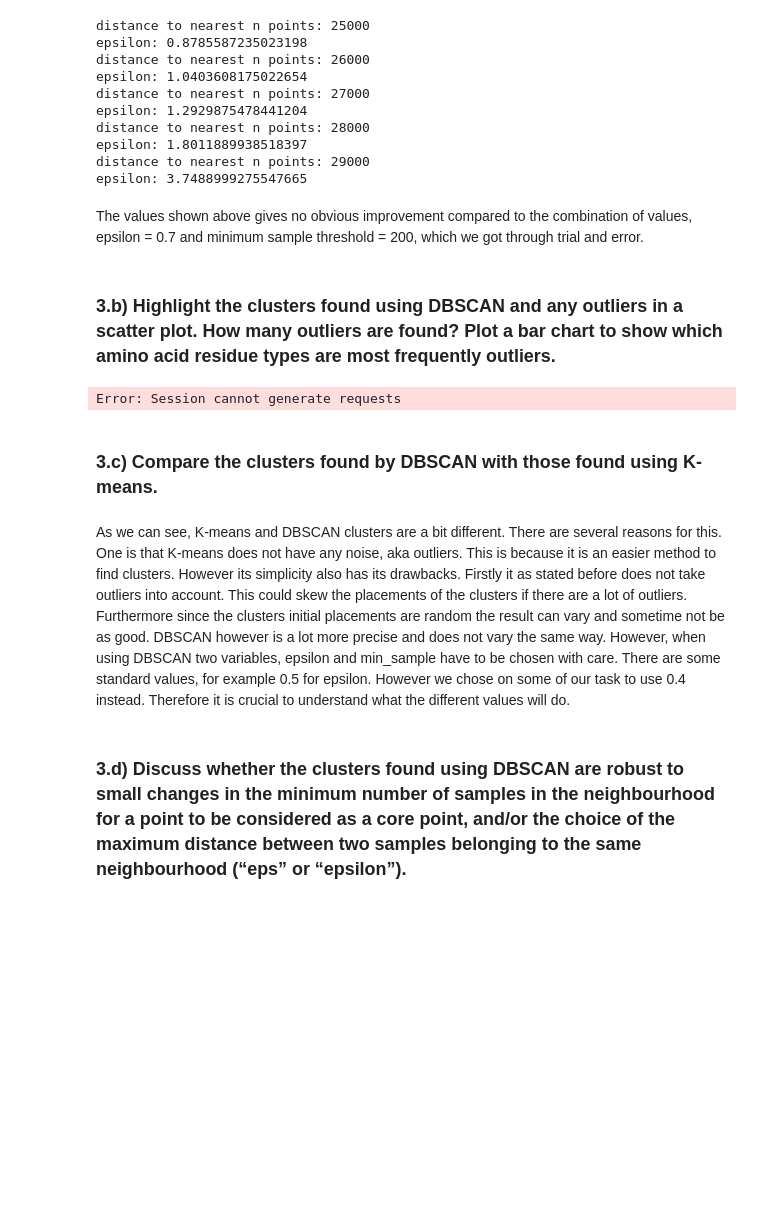
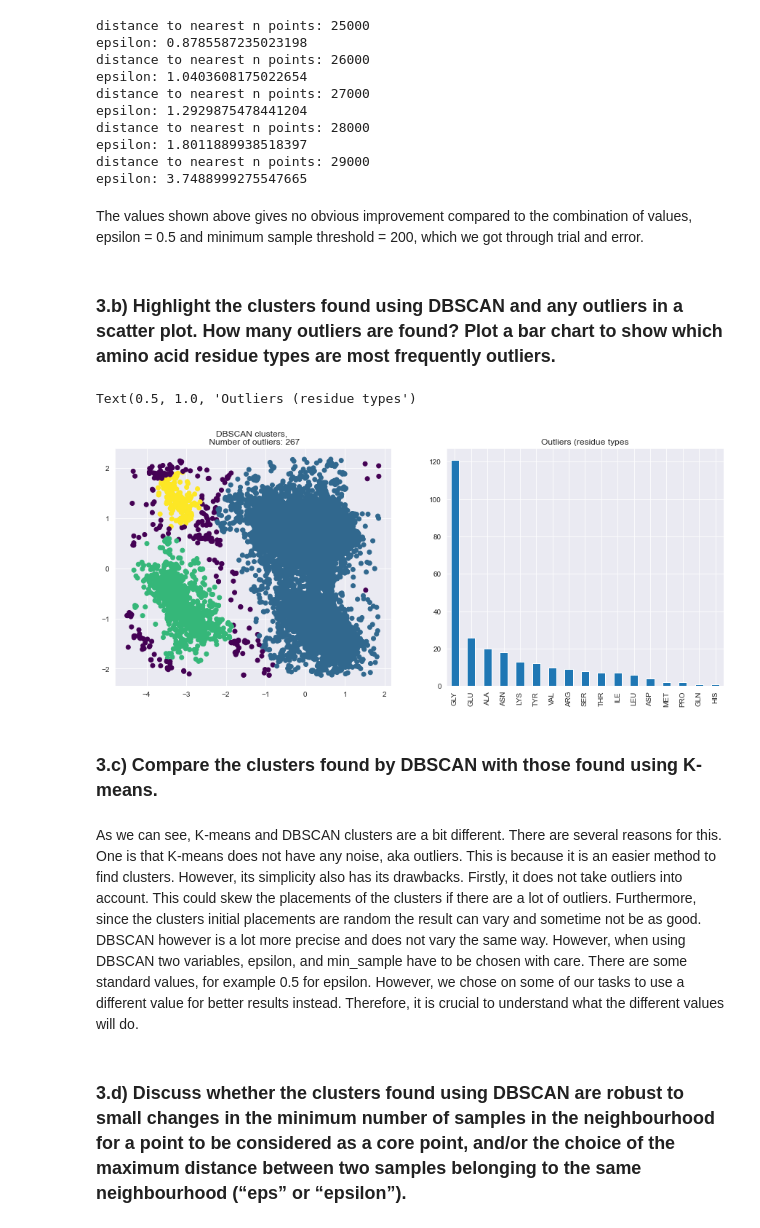
Before and after one commit to lukasmartinsson/dat405, a Jupyter notebook: assignment_3/assignment_3.ipynb, the cells around one changed output. Drawn from its saved outputs; the diff is of its cells as text; code cells hidden in the pictures; blank space fills up the shorter version.

```diff
--- a/assignment_3/assignment_3.ipynb
+++ b/assignment_3/assignment_3.ipynb
@@ -314,77 +302,41 @@ epsilon: 1.8011889938518397
 distance to nearest n points: 29000
 epsilon: 3.7488999275547665
 # %% [markdown]
-The values shown above gives no obvious improvement compared to the combination of values, epsilon = 0.7 and minimum sample threshold = 200, which we got through trial and error.
+The values shown above gives no obvious improvement compared to the combination of values, epsilon = 0.5 and minimum sample threshold = 200, which we got through trial and error.
 # %% [markdown]
 ### **3.b)** Highlight the clusters found using DBSCAN and any outliers in a scatter plot. How many outliers are found? Plot a bar chart to show which amino acid residue types are most frequently outliers.
 # %%
 X = df[['phi shifted 360°', 'psi shifted 100°']]
-eps = 0.7
+X = StandardScaler().fit_transform(X)
+eps = 0.5
 min_sample_threshold = 200
 
 fig, (ax1, ax2) = plt.subplots(1, 2, figsize=(15,6))
 
 # generate DBSAN clustering
 model_dbscan = DBSCAN(eps=eps, min_samples=min_sample_threshold).fit(X)
-number_of_outliers = list(labels).count(-1) # Noisy samples are given the label -1.
+labels = model_dbscan.labels_
+number_of_outliers = list(labels).count(-1) # outliers are given the label -1.
 y_pred = model_dbscan.fit_predict(X)
 
 # create
 ax1.scatter(X[:,0], X[:,1],c=y_pred, cmap=CMAP)
-ax1.set_title(f'DBSCAN cöusters, \n Number of outliers: {number_of_outliers}')
+ax1.set_title(f'DBSCAN clusters, \n Number of outliers: {number_of_outliers}')
 
-# create a dbscan clustering
-# Takes the sample data, maximum distance between two samples for the same cluster, and the min samples
-def dbscan(X, eps, min_samples):
-    X = StandardScaler().fit_transform(X)
-    db = DBSCAN(eps=eps, min_samples=min_samples).fit(X)
+# Creating a new column with labels of being in a neighborhood or noise
+df['labels'] = list(labels)
 
-    # Number of clusters in labels, ignoring noise if present.
-    labels = db.labels_
-    n_clusters_ = len(set(labels)) - (1 if -1 in labels else 0)
-    n_noise_ = list(labels).count(-1)
-
-    y_pred = db.fit_predict(X)
-    ax1.scatter(X[:,0], X[:,1],c=y_pred, cmap='viridis')
-    ax1.set_title('Cluster found with DBSCAN (Phi & Psi), \n Estimated number of noise: %d' % n_noise_)
-
-    # creting a new column with labels of being in a neighborhood or noise
-    df['labels'] = list(labels)
-
-    #filter out and only keep the noise
-    noise_df = df[(df['labels'] == -1)]
-    bar = noise_df['residue name'].value_counts(sort=True).plot.bar()
-    bar.set_title('How often the residue types are outliers')
-
-dbscan(df_phi_psi_shifted, 0.6, 180)
+#filter out and only keep the noise
+df_outliers = df[(df['labels'] == -1)]
+bar = df_outliers['residue name'].value_counts(sort=True).plot.bar()
+bar.set_title('Outliers (residue types')
+# %% [output]
+Text(0.5, 1.0, 'Outliers (residue types')
+[figure, added]
-# %%
-# Plot result
-# Black removed and is used for noise instead.
-unique_labels = set(labels)
-colors = [plt.cm.Spectral(each)
-          for each in np.linspace(0, 1, len(unique_labels))]
-for k, col in zip(unique_labels, colors):
-    if k == -1:
-        # Black used for noise.
-        col = [0, 0, 0, 1]
-
-    class_member_mask = (labels == k)
-
-    xy = X[class_member_mask & core_samples_mask]
-    plt.plot(xy[:, 0], xy[:, 1], 'o', markerfacecolor=tuple(col),
-             markeredgecolor='k', markersize=14)
-
-    plt.plot(X[:, 0], X[:, 1], 'o', markerfacecolor=tuple(col),
-             markeredgecolor='k', markersize=6)
-
-plt.title('Estimated number of clusters: %d' % n_clusters_)
-plt.show()
-# %% [output]
-Error: Session cannot generate requests
 # %% [markdown]
 ### **3.c)** Compare the clusters found by DBSCAN with those found using K-means.
 # %% [markdown]
-As we can see, K-means and DBSCAN clusters are a bit different. There are several reasons for this. One is that K-means does not have any noise, aka outliers. This is because it is an easier method to find clusters. However its simplicity also has its drawbacks. Firstly it as stated before does not take outliers into account. This could skew the placements of the clusters if there are a lot of outliers. Furthermore since the clusters initial placements are random the result can vary and sometime not be as good. DBSCAN however is a lot more precise and does not vary the same way. However, when using DBSCAN two variables, epsilon and min_sample have to be chosen with care. There are some standard values, for example 0.5 for epsilon. However we chose on some of our task to use 0.4 instead. Therefore it is crucial to understand what the different values will do.
+As we can see, K-means and DBSCAN clusters are a bit different. There are several reasons for this. One is that K-means does not have any noise, aka outliers. This is because it is an easier method to find clusters. However, its simplicity also has its drawbacks. Firstly, it does not take outliers into account. This could skew the placements of the clusters if there are a lot of outliers. Furthermore, since the clusters initial placements are random the result can vary and sometime not be as good. DBSCAN however is a lot more precise and does not vary the same way. However, when using DBSCAN two variables, epsilon, and min_sample have to be chosen with care. There are some standard values, for example 0.5 for epsilon. However, we chose on some of our tasks to use a different value for better results instead. Therefore, it is crucial to understand what the different values will do.
 # %% [markdown]
 ### **3.d)** Discuss whether the clusters found using DBSCAN are robust to small changes in the minimum number of samples in the neighbourhood for a point to be considered as a core point, and/or the choice of the maximum distance between two samples belonging to the same neighbourhood (“eps” or “epsilon”).
 # %% [markdown]
```
Also changed, not shown: parts of 23 cells of this notebook, 2 other files.
